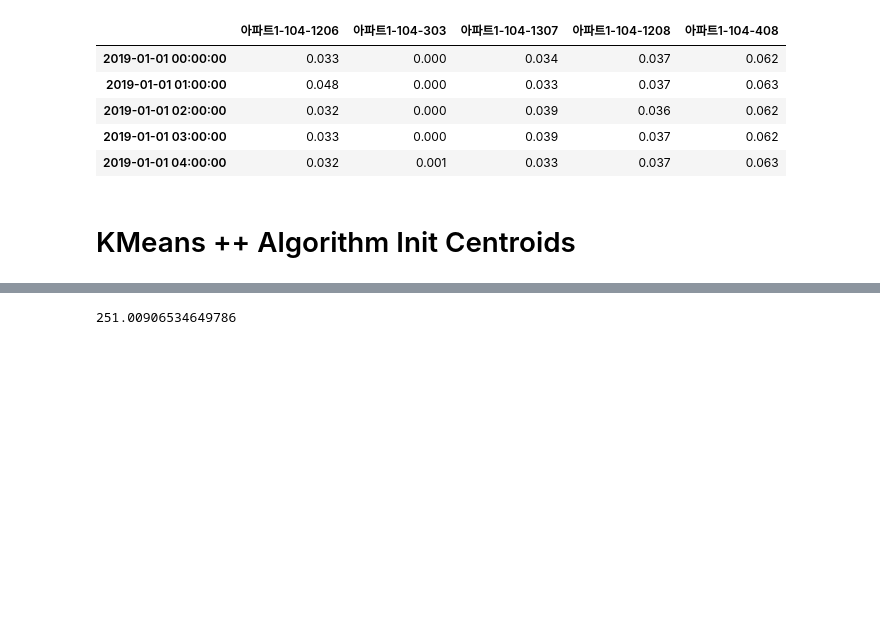
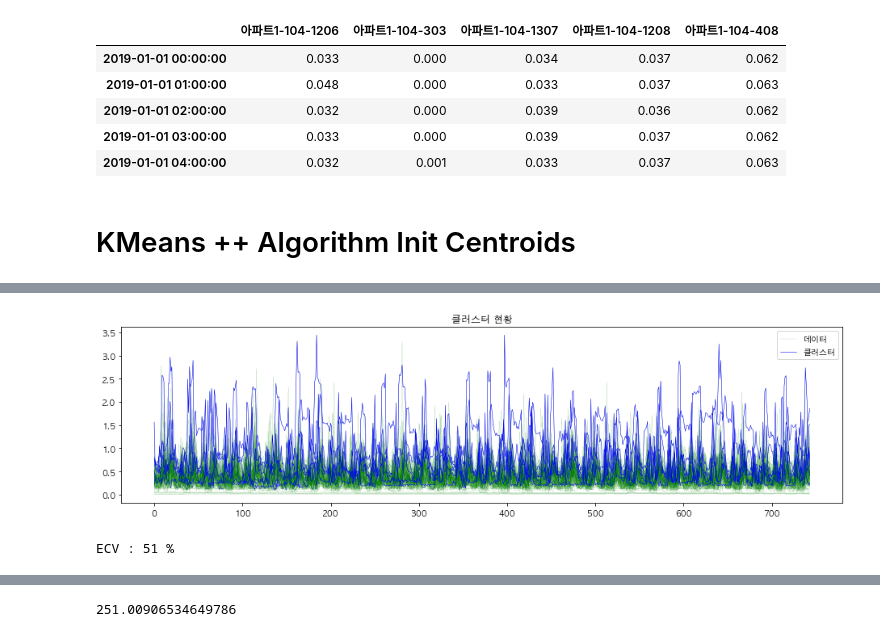
Before and after one commit to formegusto/distribution-public-fee, a Jupyter notebook: pt3.그룹별 (Pattern Based) 가격분배.ipynb, the cells around one changed output, grey strips where cells are left out. Saved outputs shown, nothing was run; the diff lists cells and outputs as text; code cells hidden in the pictures; blank space fills up the shorter version.

```diff
--- a/pt3.그룹별 (Pattern Based) 가격분배.ipynb
+++ b/pt3.그룹별 (Pattern Based) 가격분배.ipynb
@@ -128,0 +126,9 @@ print(euc(kmeans_2.clusters_, kmeans_2.clusters_).mean())
+# %%
+kmeans_2.init_setting()
+kmeans_2.draw_all_plot()
+# %% [output]
+[figure, added]
+# %%
+kmeans_2.fit()
+# %% [output]
+ECV : 51 %
```
Also changed, not shown: parts of 6 cells of this notebook, 3 other files.
